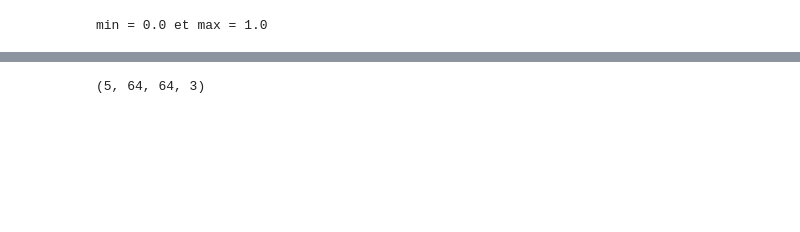
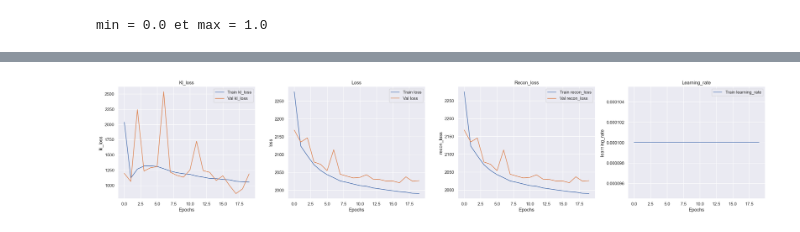
Before and after one commit to soirfaneabdallah/GestionsDechet, a Jupyter notebook: autoencoder1.ipynb, the cells around one changed output, grey strips where cells are left out. Saved outputs shown, nothing was run; the diff lists cells and outputs as text; code cells hidden in the pictures; blank space fills up the shorter version.

```diff
--- a/autoencoder1.ipynb
+++ b/autoencoder1.ipynb
@@ -621,3 +619,7 @@ Epoch 56: recon_loss improved from 2025.15820 to 2023.90479, saving model to mod
+# %%
+plot_result(history,name_fig="outo-loss",register=True)
+# %% [output]
+[figure, added]
 # %%
 model1 = load_model("model_dct_6.keras", custom_objects={"ResidualVAE": ResidualVAE, "Sampling": Sampling})
 # %%
@@ -631,7 +633,3 @@ img = X_vis[5:20]
-# %%
-img.shape
-# %% [output]
-(5, 64, 64, 3)
 # %%
 encoded_imgs,g,z = autoencoder.encoder(img)
 # %%
```
Also changed, not shown: parts of 31 cells of this notebook.
